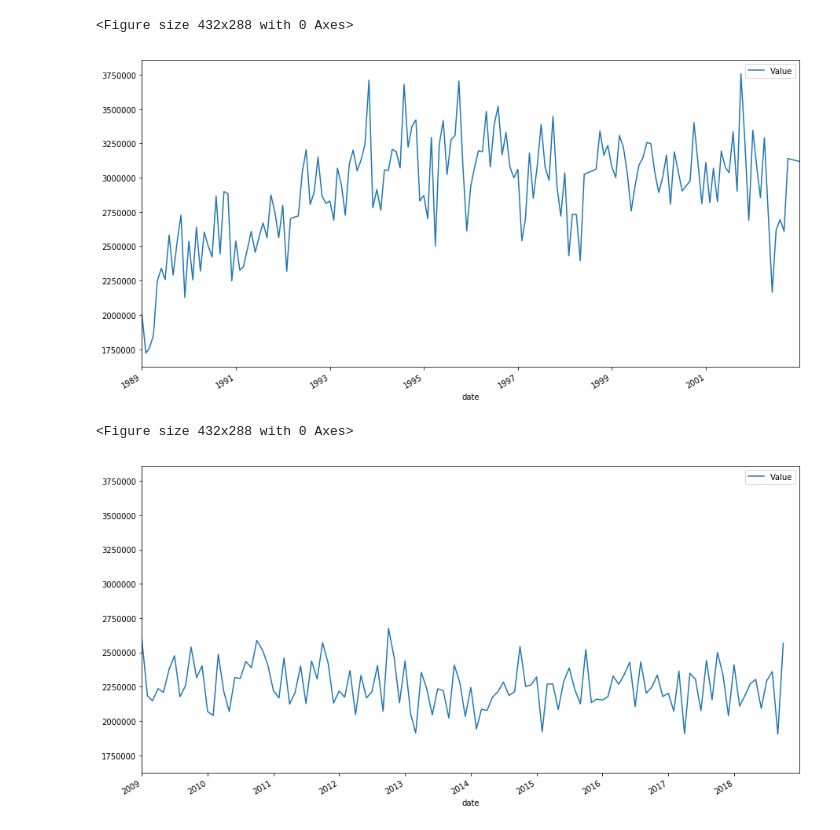
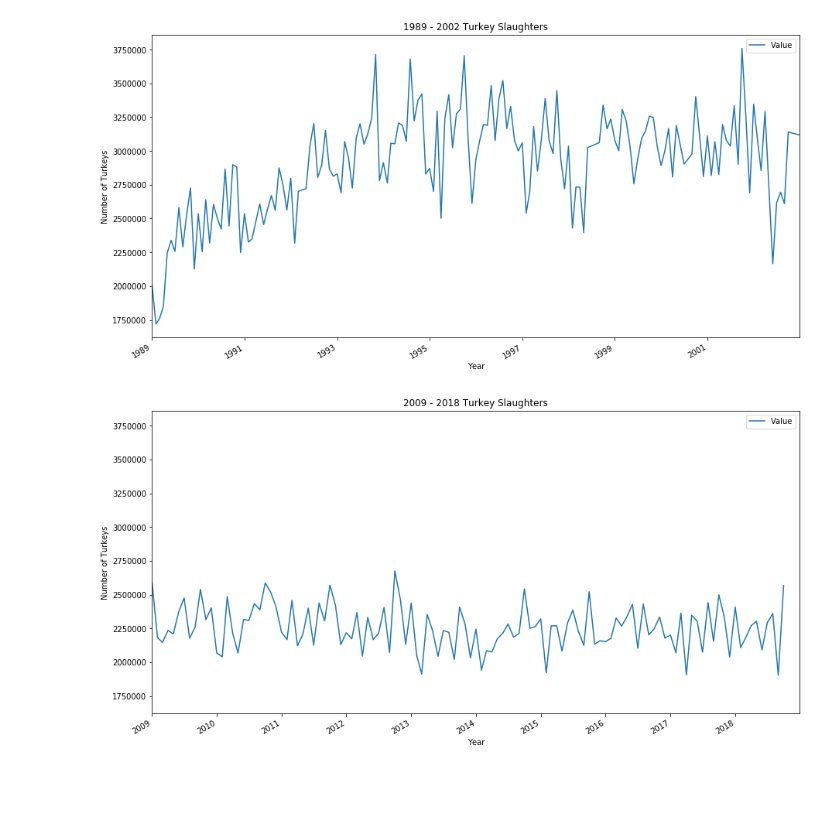
Before and after one commit to Ashok96/Data-Science-Final-Project, a Jupyter notebook: visualizations.ipynb, the cells around one changed output. Saved outputs shown, nothing was run; the diff lists cells and outputs as text; code cells hidden in the pictures; blank space fills up the shorter version.

Commit message:
updated visualization.py to make two plots

```diff
--- a/visualizations.ipynb
+++ b/visualizations.ipynb
@@ -18,40 +18,44 @@ def part2a(df):
     # add 'year' to 'reference period'(month) to get full date
     df['date'] = df['reference_period_desc'] + df['year']
     # 'date' string to date format
     df['date'] = pd.to_datetime(df['date'])
     # convert 'Value' column to float
     df['Value'] = df['Value'].apply(to_float)
 
-    # 1989-2002 line plot
-    fig = plt.figure(); df.plot(x='date', y='Value', style='-', figsize=(15,8))
+    fig, ax = plt.subplots()
+    df.plot(x='date', y='Value', style='-', figsize=(15,8), ax=ax,)
     plt.xlim(pd.Timestamp('1989-01-01'), pd.Timestamp('2002-12-31'))
-    plt.show(); plt.close(fig)
+    plt.title('1989 - 2002 Turkey Slaughters')
+    plt.xlabel('Year')
+    plt.ylabel('Number of Turkeys')
+    plt.show()
 
-    #2009-2018 line plot
-    fig2 = plt.figure(); df.plot(x='date', y='Value', style='-', figsize=(15,8))
+    fig2, ax = plt.subplots()
+    df.plot(x='date', y='Value', style='-', figsize=(15,8), ax=ax,)
     plt.xlim(pd.Timestamp('2009-01-01'), pd.Timestamp('2018-12-31'))
-    plt.show(); plt.close(fig2)
+    plt.title('2009 - 2018 Turkey Slaughters')
+    plt.xlabel('Year')
+    plt.ylabel('Number of Turkeys')
+    plt.show()
 
     return df
 
 #turn num into a float
 def to_float(x):
     num = x.replace(",", "")
     return float(num)
 
 # read json file to dataframe
 def to_dataframe(file_name):
     json_df = pd.read_json(os.getcwd() + "/" + file_name)
     # turn 'data' column into its own dataframe
     return json_df['data'].apply(pd.Series)
 
 #driver file
 if __name__ == "__main__":
     file = 'outputdata.json'
     df = to_dataframe(file)
     df = part2a(df)
 # %% [output]
-<Figure size 432x288 with 0 Axes>
-[figure, old version]
+[figure, new version]
-<Figure size 432x288 with 0 Axes>
-[figure, old version]
+[figure, new version]
```
Also changed, not shown: 3 other files.
